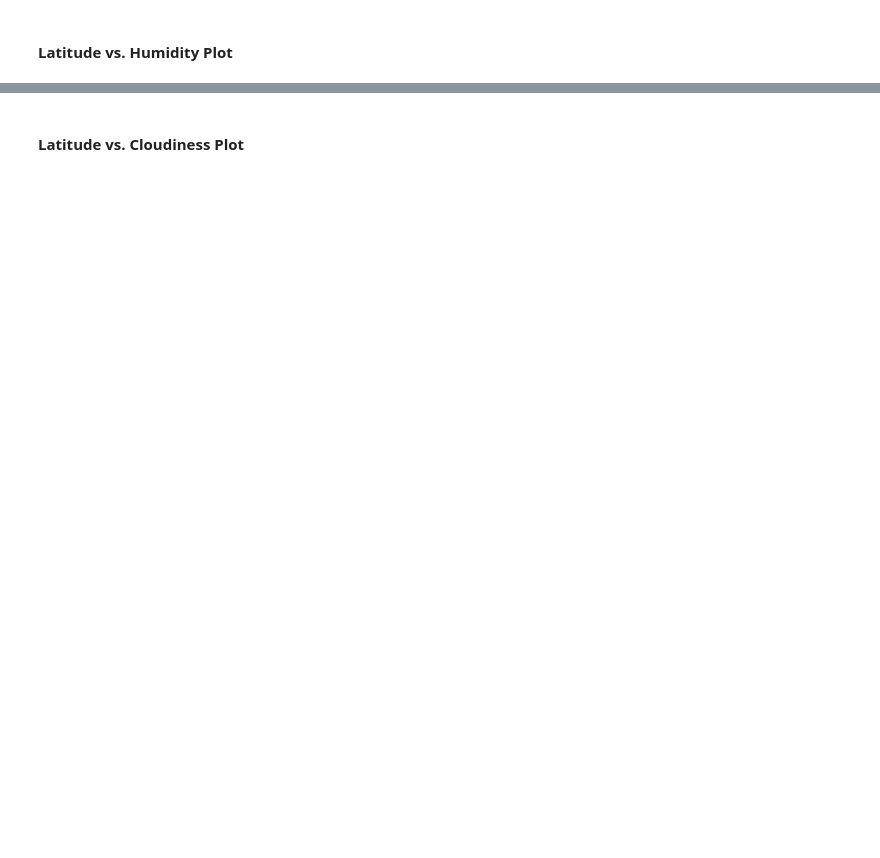
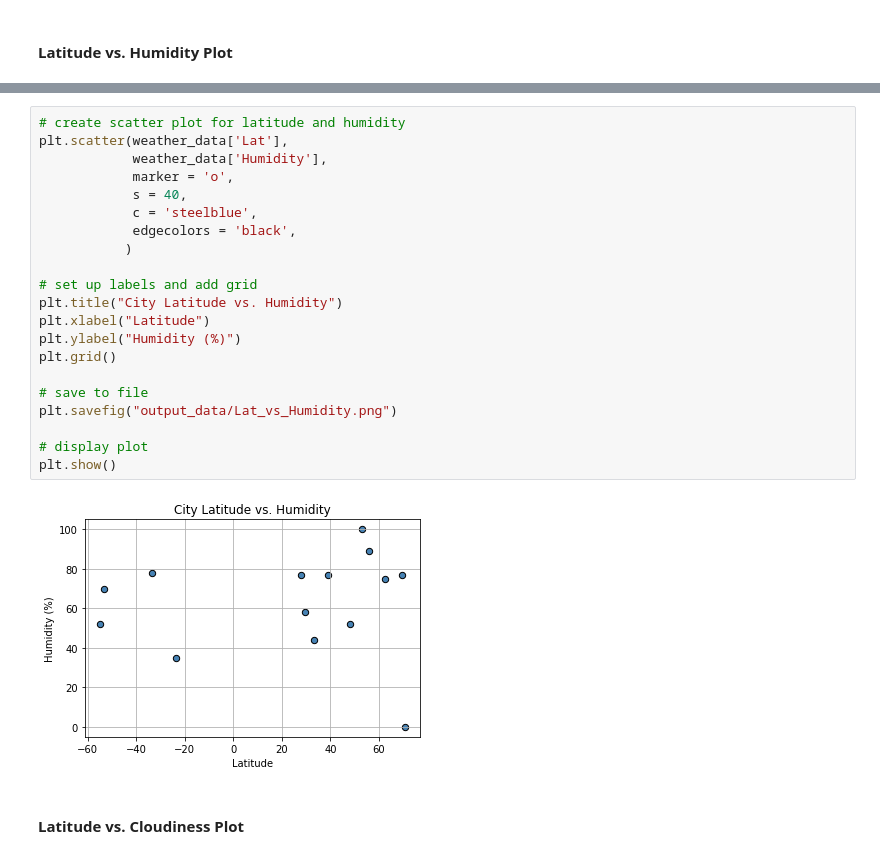
Before and after one commit to ericaleon/WeatherPy_APIs, a Jupyter notebook: WeatherPy.ipynb, the cells around one changed output, grey strips where cells are left out. Saved outputs shown, nothing was run; the diff lists cells and outputs as text; blank space fills up the shorter version.

```diff
--- a/WeatherPy.ipynb
+++ b/WeatherPy.ipynb
@@ -119,2 +213,25 @@ dtype: int64
+# %%
+# create scatter plot for latitude and humidity
+plt.scatter(weather_data['Lat'],
+            weather_data['Humidity'],
+            marker = 'o',
+            s = 40,
+            c = 'steelblue',
+            edgecolors = 'black',
+           )
+
+# set up labels and add grid
+plt.title("City Latitude vs. Humidity")
+plt.xlabel("Latitude")
+plt.ylabel("Humidity (%)")
+plt.grid()
+
+# save to file
+plt.savefig("output_data/Lat_vs_Humidity.png")
+
+# display plot
+plt.show()
+# %% [output]
+[figure, added]
 # %% [markdown]
 #### Latitude vs. Cloudiness Plot
```
Also changed, not shown: parts of 18 cells of this notebook, 6 other files.
